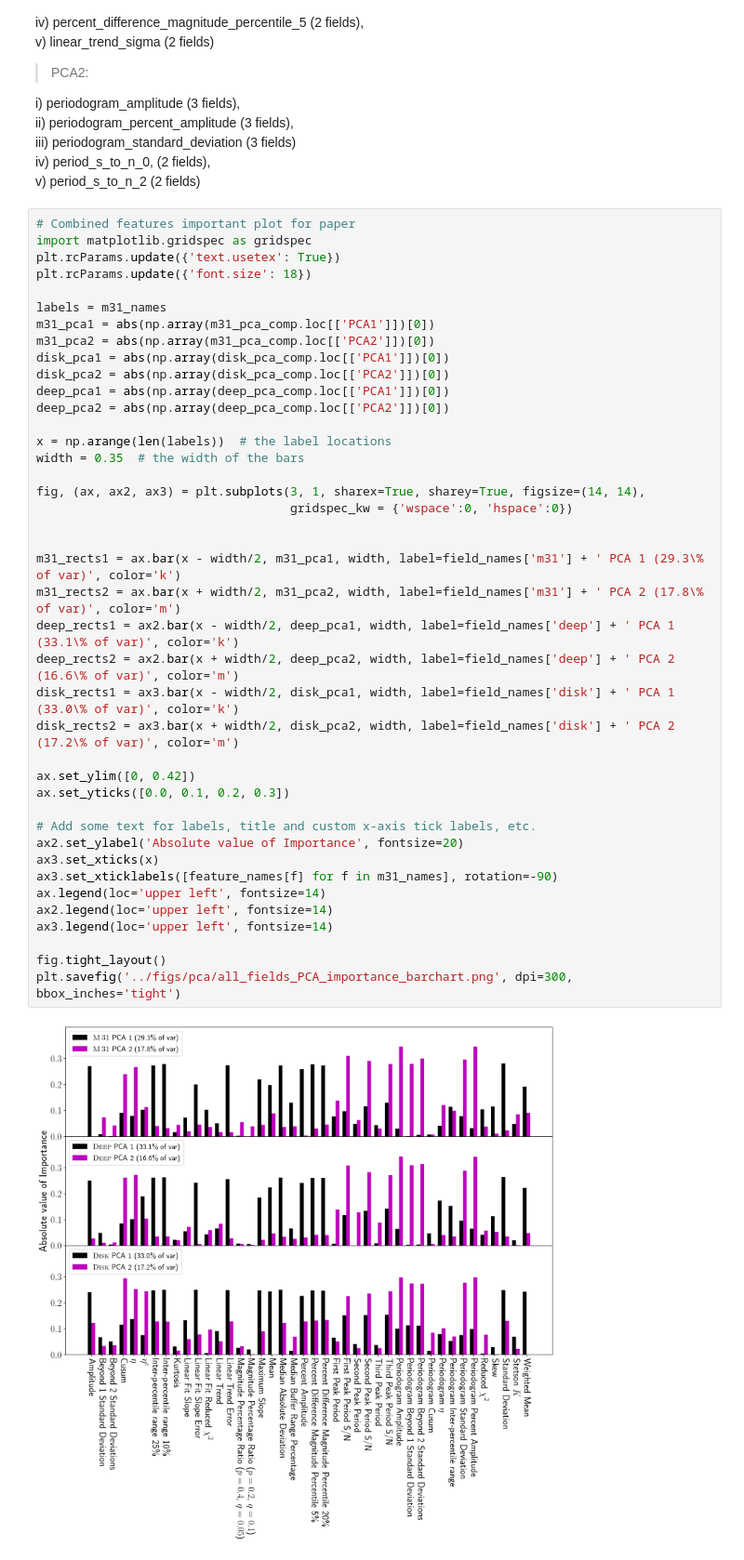
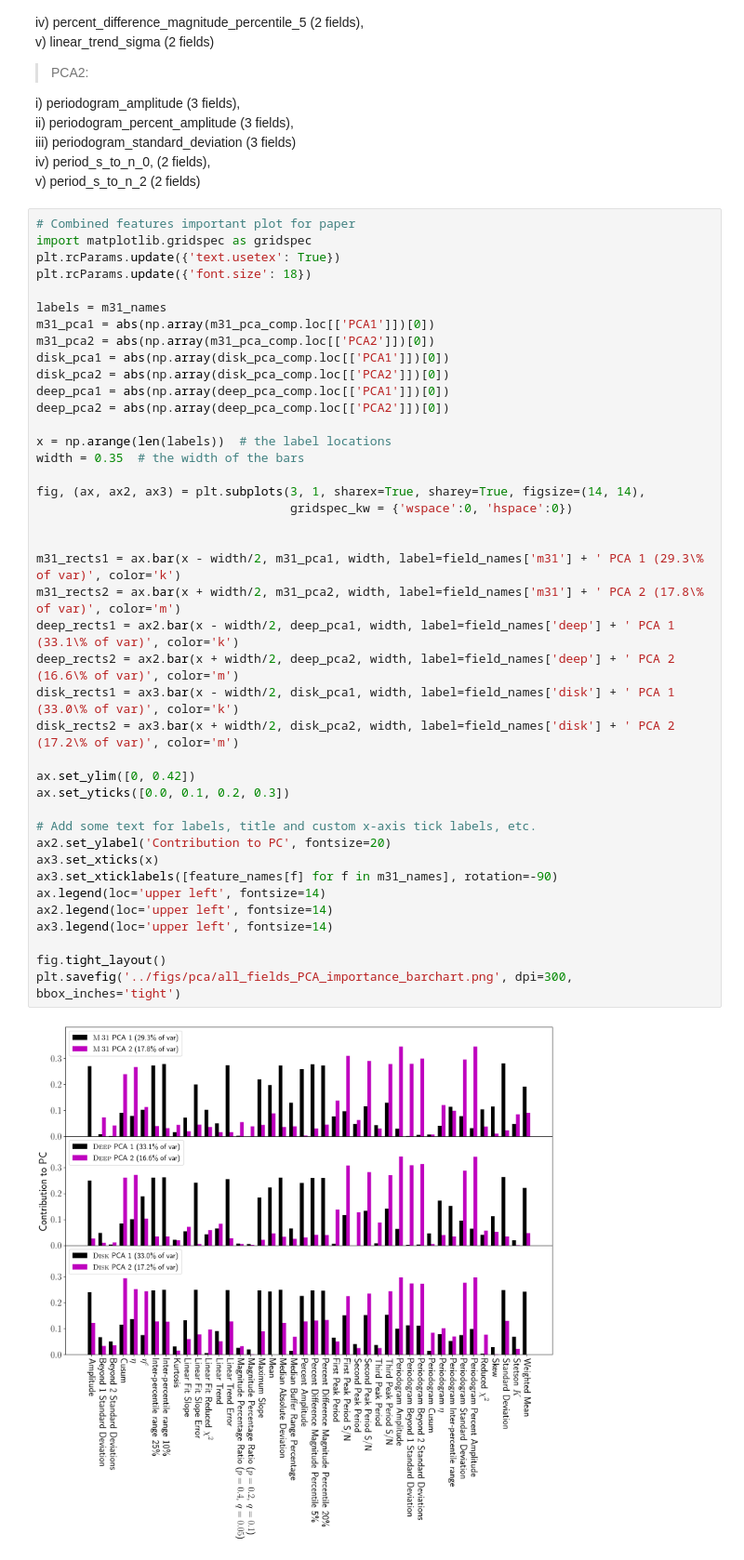
Before and after one commit to snad-space/zwad, a Jupyter notebook: notebooks/PCA_features.ipynb, the cells around one changed output. Shown at 93% size. Saved outputs shown, nothing was run; the diff lists cells and outputs as text.

```diff
--- a/notebooks/PCA_features.ipynb
+++ b/notebooks/PCA_features.ipynb
@@ -846,32 +861,32 @@ disk_pca2 = abs(np.array(disk_pca_comp.loc[['PCA2']])[0])
 deep_pca1 = abs(np.array(deep_pca_comp.loc[['PCA1']])[0])
 deep_pca2 = abs(np.array(deep_pca_comp.loc[['PCA2']])[0])
 
 x = np.arange(len(labels))  # the label locations
 width = 0.35  # the width of the bars
 
 fig, (ax, ax2, ax3) = plt.subplots(3, 1, sharex=True, sharey=True, figsize=(14, 14),
                                    gridspec_kw = {'wspace':0, 'hspace':0})
 
 
 m31_rects1 = ax.bar(x - width/2, m31_pca1, width, label=field_names['m31'] + ' PCA 1 (29.3\% of var)', color='k')
 m31_rects2 = ax.bar(x + width/2, m31_pca2, width, label=field_names['m31'] + ' PCA 2 (17.8\% of var)', color='m')
 deep_rects1 = ax2.bar(x - width/2, deep_pca1, width, label=field_names['deep'] + ' PCA 1 (33.1\% of var)', color='k')
 deep_rects2 = ax2.bar(x + width/2, deep_pca2, width, label=field_names['deep'] + ' PCA 2 (16.6\% of var)', color='m')
 disk_rects1 = ax3.bar(x - width/2, disk_pca1, width, label=field_names['disk'] + ' PCA 1 (33.0\% of var)', color='k')
 disk_rects2 = ax3.bar(x + width/2, disk_pca2, width, label=field_names['disk'] + ' PCA 2 (17.2\% of var)', color='m')
 
 ax.set_ylim([0, 0.42])
 ax.set_yticks([0.0, 0.1, 0.2, 0.3])
 
 # Add some text for labels, title and custom x-axis tick labels, etc.
-ax2.set_ylabel('Absolute value of Importance', fontsize=20)
+ax2.set_ylabel('Contribution to PC', fontsize=20)
 ax3.set_xticks(x)
 ax3.set_xticklabels([feature_names[f] for f in m31_names], rotation=-90)
 ax.legend(loc='upper left', fontsize=14)
 ax2.legend(loc='upper left', fontsize=14)
 ax3.legend(loc='upper left', fontsize=14)
 
 fig.tight_layout()
 plt.savefig('../figs/pca/all_fields_PCA_importance_barchart.png', dpi=300, bbox_inches='tight')
 # %% [output]
-[figure, old version]
+[figure, new version]
```
Also changed, not shown: parts of 6 cells of this notebook, 1 other file.
